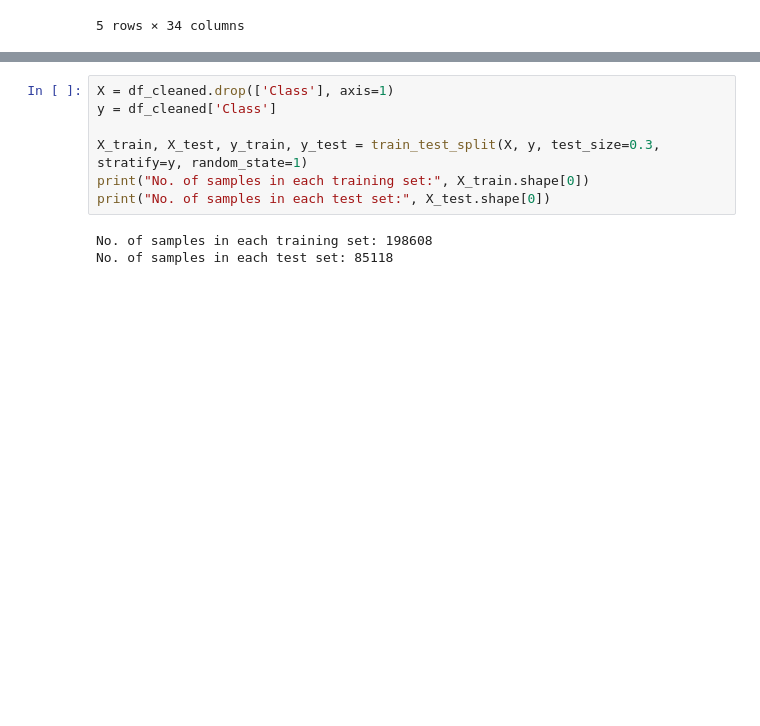
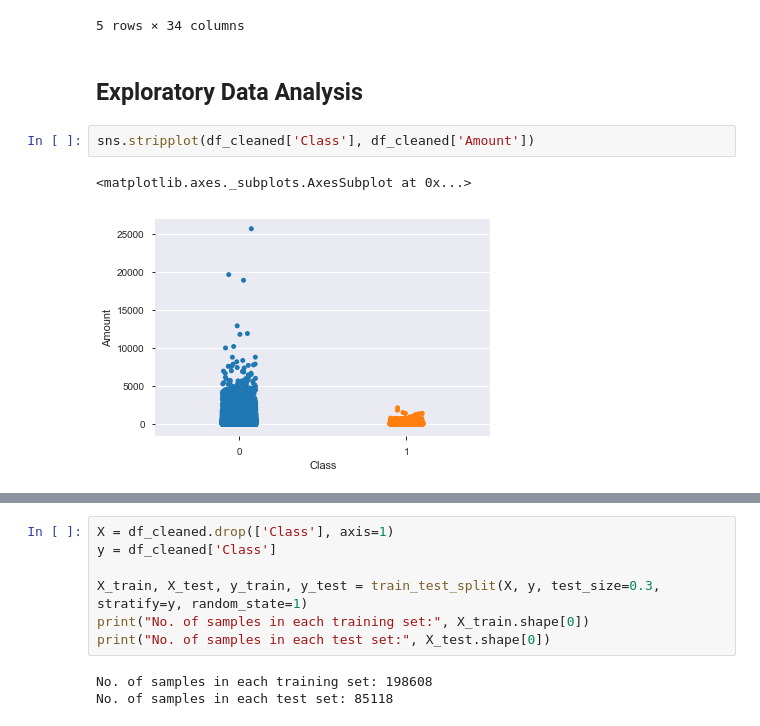
Before and after one commit to AdamBlomfield/mod_5_project, a Jupyter notebook: notebooks/ke_mod_5_project.ipynb, the cells around one changed output, grey strips where cells are left out. Drawn from its saved outputs; the diff is of its cells as text; blank space fills up the shorter version.

```diff
--- a/notebooks/ke_mod_5_project.ipynb
+++ b/notebooks/ke_mod_5_project.ipynb
@@ -306,3 +218,10 @@ df_cleaned.head()
 | 3 | -0.966272 | -0.185226 | 1.792993 | -0.863291 | -0.010309 | 1.247203 | 0.237609 | 0.377436 | -1.387024 | -0.054952 | ... | ... |
 | 4 | -1.158233 | 0.877737 | 1.548718 | 0.403034 | -0.407193 | 0.095921 | 0.592941 | -0.270533 | 0.817739 | 0.753074 | ... | ... |
 5 rows × 34 columns
+# %% [markdown]
+## Exploratory Data Analysis
+# %%
+sns.stripplot(df_cleaned['Class'], df_cleaned['Amount'])
+# %% [output]
+<matplotlib.axes._subplots.AxesSubplot at 0x...>
+[figure, added]
```
Also changed, not shown: parts of 64 cells of this notebook, 2 other files.
